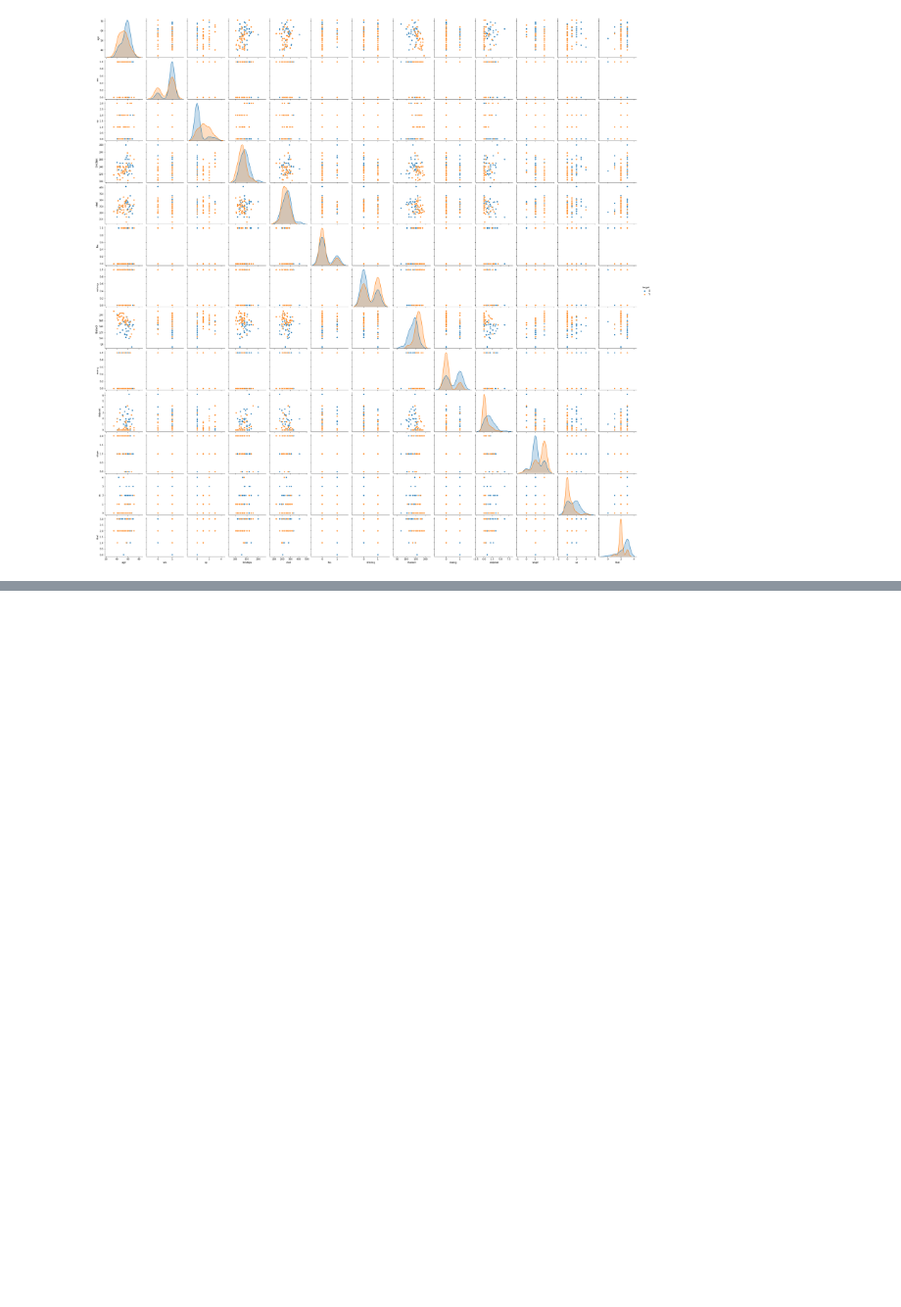
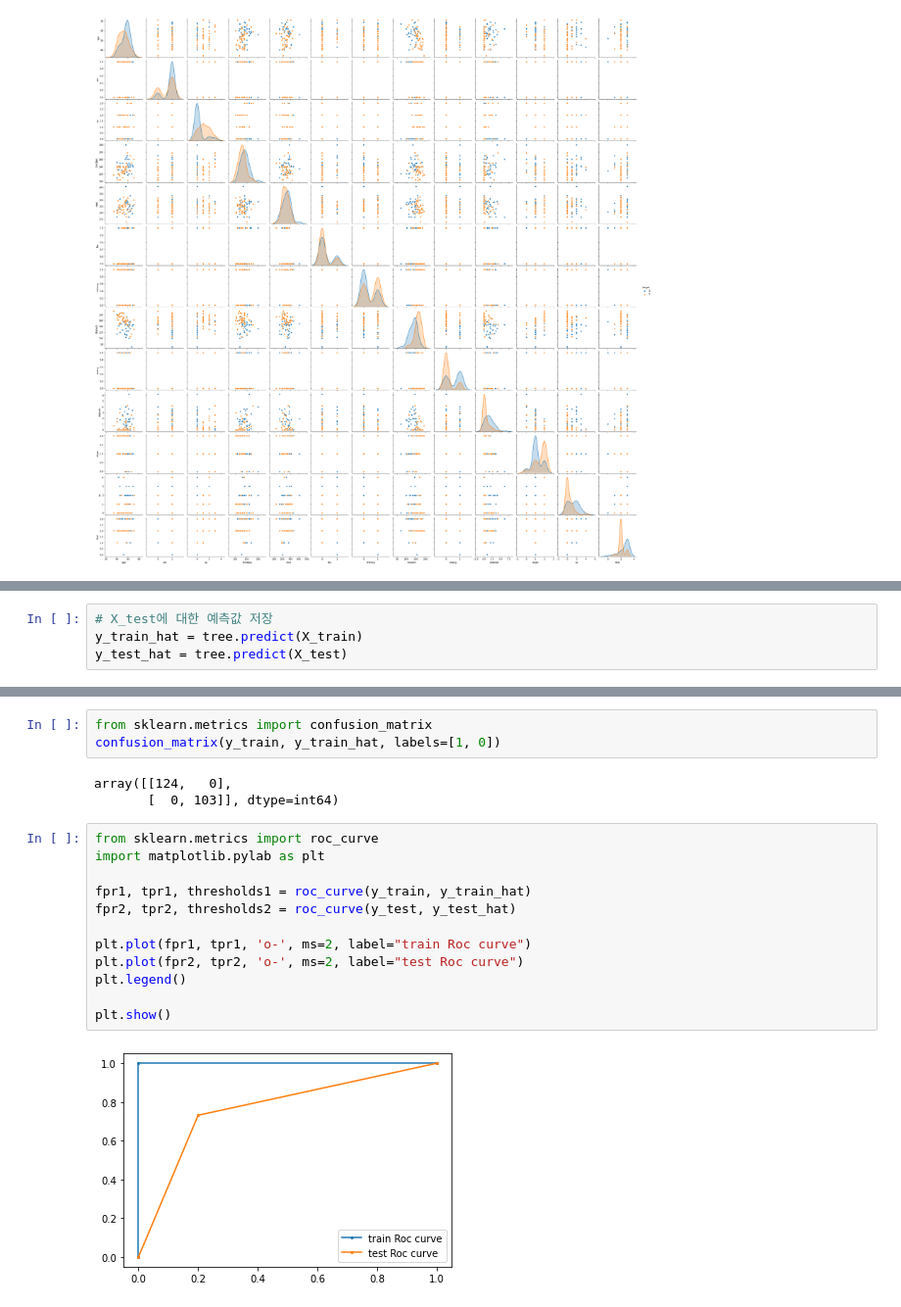
Before and after one commit to Richsea/DataScience, a Jupyter notebook: Classification_heart.ipynb, the cells around one changed output, grey strips where cells are left out. Shown at 98% size. Cells and saved outputs as stored; diff of their text form; blank space fills up the shorter version.

```diff
--- a/Classification_heart.ipynb
+++ b/Classification_heart.ipynb
@@ -46,0 +71,4 @@ plt.show()
+# %%
+# X_test에 대한 예측값 저장
+y_train_hat = tree.predict(X_train)
+y_test_hat = tree.predict(X_test)
@@ -46,0 +126,20 @@ plt.show()
+# %%
+from sklearn.metrics import confusion_matrix
+confusion_matrix(y_train, y_train_hat, labels=[1, 0])
+# %% [output]
+array([[124,   0],
+       [  0, 103]], dtype=int64)
+# %%
+from sklearn.metrics import roc_curve
+import matplotlib.pylab as plt
+
+fpr1, tpr1, thresholds1 = roc_curve(y_train, y_train_hat)
+fpr2, tpr2, thresholds2 = roc_curve(y_test, y_test_hat)
+
+plt.plot(fpr1, tpr1, 'o-', ms=2, label="train Roc curve")
+plt.plot(fpr2, tpr2, 'o-', ms=2, label="test Roc curve")
+plt.legend()
+
+plt.show()
+# %% [output]
+[figure, added]
```
Also changed, not shown: parts of 11 cells of this notebook.
